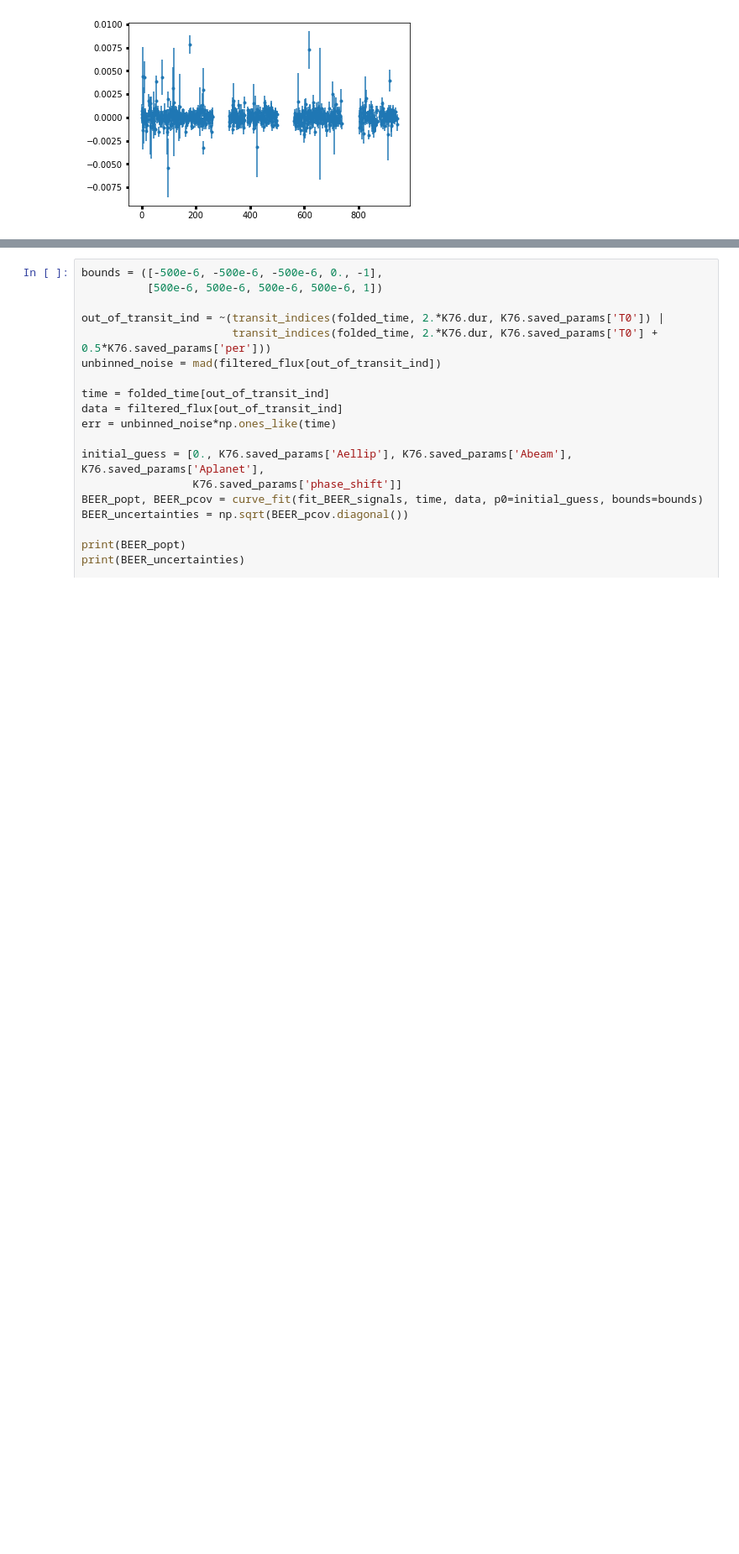
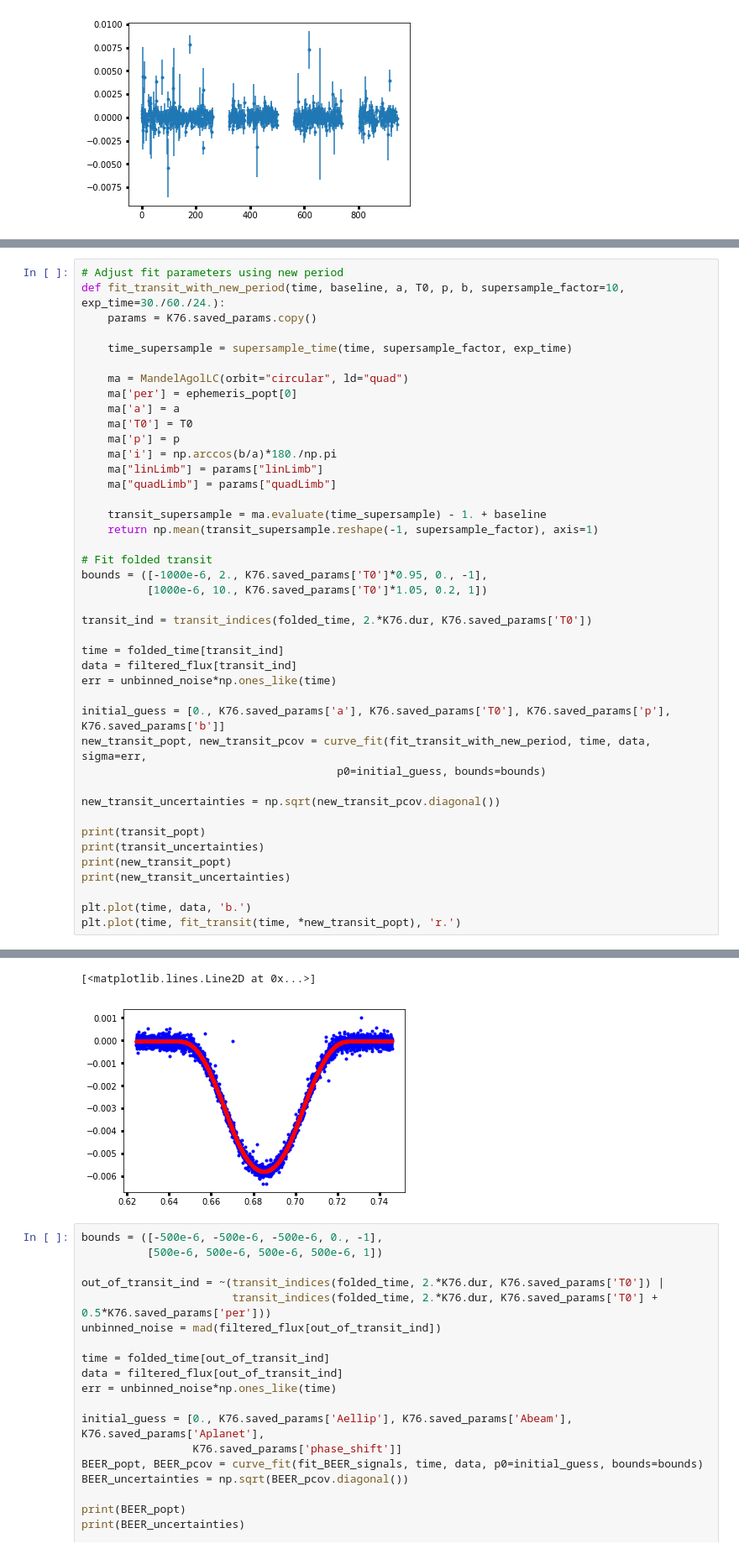
Before and after one commit to BoiseStatePlanetary/Searching-for-Variability-in-Eclipses-in-the-Kepler-Dataset, a Jupyter notebook: code/Analyzing_Kepler76b_with_LM.ipynb, the cells around one changed output, grey strips where cells are left out. Shown at 84% size. Drawn from its saved outputs; the diff is of its cells as text; blank space fills up the shorter version.

```diff
--- a/code/Analyzing_Kepler76b_with_LM.ipynb
+++ b/code/Analyzing_Kepler76b_with_LM.ipynb
@@ -208,3 +209,46 @@ print((1./f)[np.argmax(pgram)])
 1.544928750
 928.9618577761502
 [figure]
+# %%
+# Adjust fit parameters using new period
+def fit_transit_with_new_period(time, baseline, a, T0, p, b, supersample_factor=10, exp_time=30./60./24.):
+    params = K76.saved_params.copy()
+
+    time_supersample = supersample_time(time, supersample_factor, exp_time)
+
+    ma = MandelAgolLC(orbit="circular", ld="quad")
+    ma['per'] = ephemeris_popt[0]
+    ma['a'] = a
+    ma['T0'] = T0
+    ma['p'] = p
+    ma['i'] = np.arccos(b/a)*180./np.pi
+    ma["linLimb"] = params["linLimb"]
+    ma["quadLimb"] = params["quadLimb"]
+
+    transit_supersample = ma.evaluate(time_supersample) - 1. + baseline
+    return np.mean(transit_supersample.reshape(-1, supersample_factor), axis=1)
+
+# Fit folded transit
+bounds = ([-1000e-6, 2., K76.saved_params['T0']*0.95, 0., -1],
+          [1000e-6, 10., K76.saved_params['T0']*1.05, 0.2, 1])
+
+transit_ind = transit_indices(folded_time, 2.*K76.dur, K76.saved_params['T0'])
+
+time = folded_time[transit_ind]
+data = filtered_flux[transit_ind]
+err = unbinned_noise*np.ones_like(time)
+
+initial_guess = [0., K76.saved_params['a'], K76.saved_params['T0'], K76.saved_params['p'], K76.saved_params['b']]
+new_transit_popt, new_transit_pcov = curve_fit(fit_transit_with_new_period, time, data, sigma=err,
+                                       p0=initial_guess, bounds=bounds)
+
+new_transit_uncertainties = np.sqrt(new_transit_pcov.diagonal())
+
+print(transit_popt)
+print(transit_uncertainties)
+print(new_transit_popt)
+print(new_transit_uncertainties)
+
+plt.plot(time, data, 'b.')
+plt.plot(time, fit_transit(time, *new_transit_popt), 'r.')
+# %% [output]
@@ -211,3 +263,5 @@ print((1./f)[np.argmax(pgram)])
+[<matplotlib.lines.Line2D at 0x...>]
+[figure, added]
 # %%
 bounds = ([-500e-6, -500e-6, -500e-6, 0., -1],
           [500e-6, 500e-6, 500e-6, 500e-6, 1])
```
Also changed, not shown: parts of 5 cells of this notebook, 1 other file.
